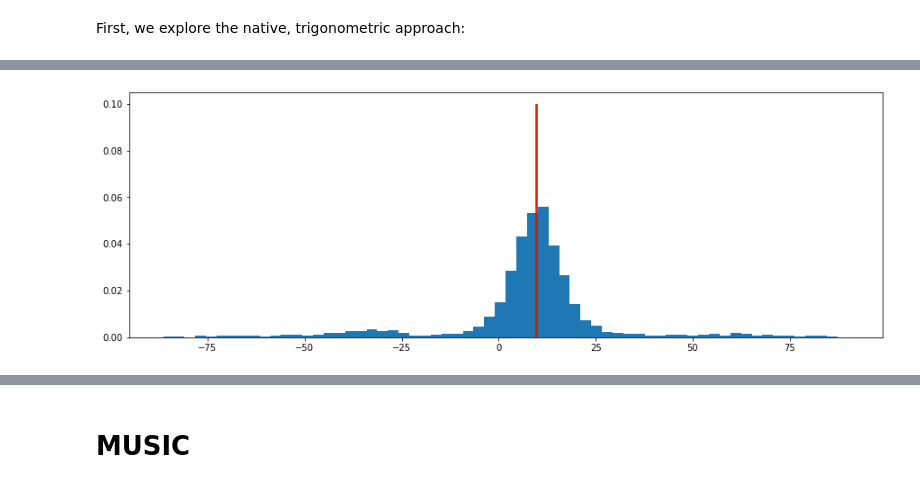
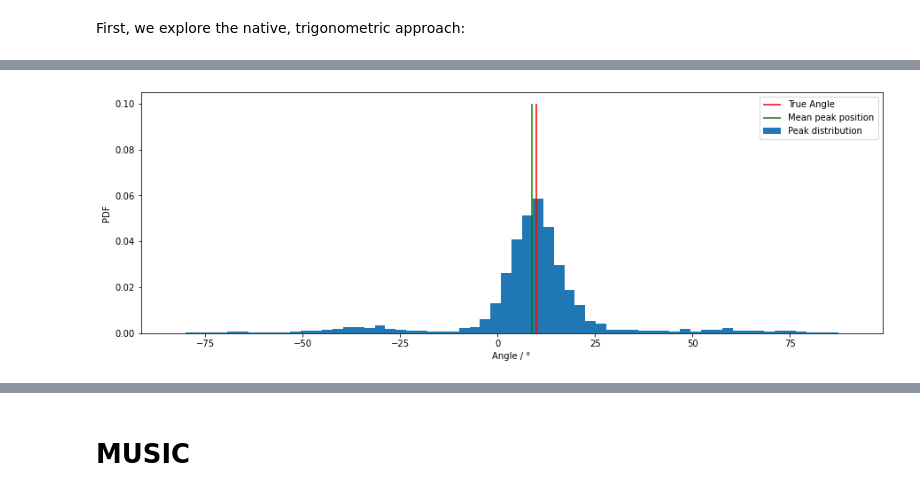
Before and after one commit to analogdevicesinc/gr-ofdmradar, a Jupyter notebook: docs/DOA.ipynb, the cells around one changed output, grey strips where cells are left out. Drawn from its saved outputs; the diff is of its cells as text; code cells hidden in the pictures.

```diff
--- a/docs/DOA.ipynb
+++ b/docs/DOA.ipynb
@@ -83,6 +83,10 @@ Mean: 7.750°, stddev: 2.063e+01
 # %%
 plt.hist(peaks, bins=64, density=True);
-plt.vlines(angle_estimate * 180 / np.pi, 0, 0.1, "g");
+# plt.vlines(angle_estimate * 180 / np.pi, 0, 0.1, "g");
 plt.vlines(angle * 180 / np.pi, 0, 0.1, "r");
+plt.vlines(est_mean, 0, 0.1, "g");
+plt.legend(["True Angle", "Mean peak position", "Peak distribution"])
+plt.ylabel("PDF")
+plt.xlabel("Angle / °");
 # %% [output]
-[figure, old version]
+[figure, new version]
```
Also changed, not shown: parts of 22 cells of this notebook.
